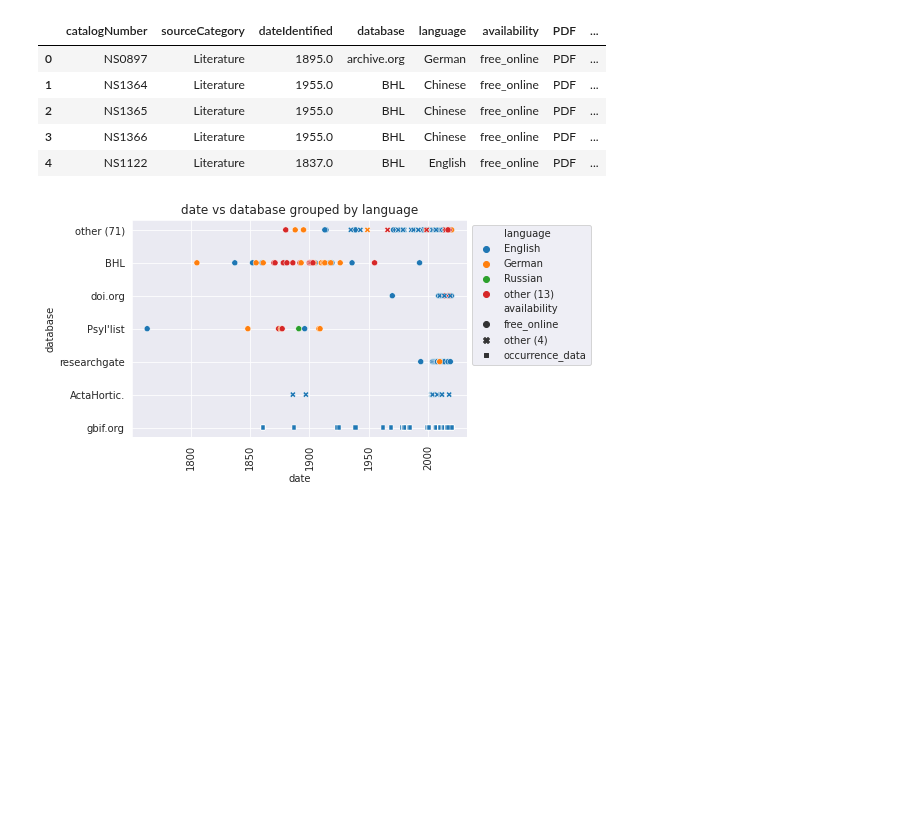
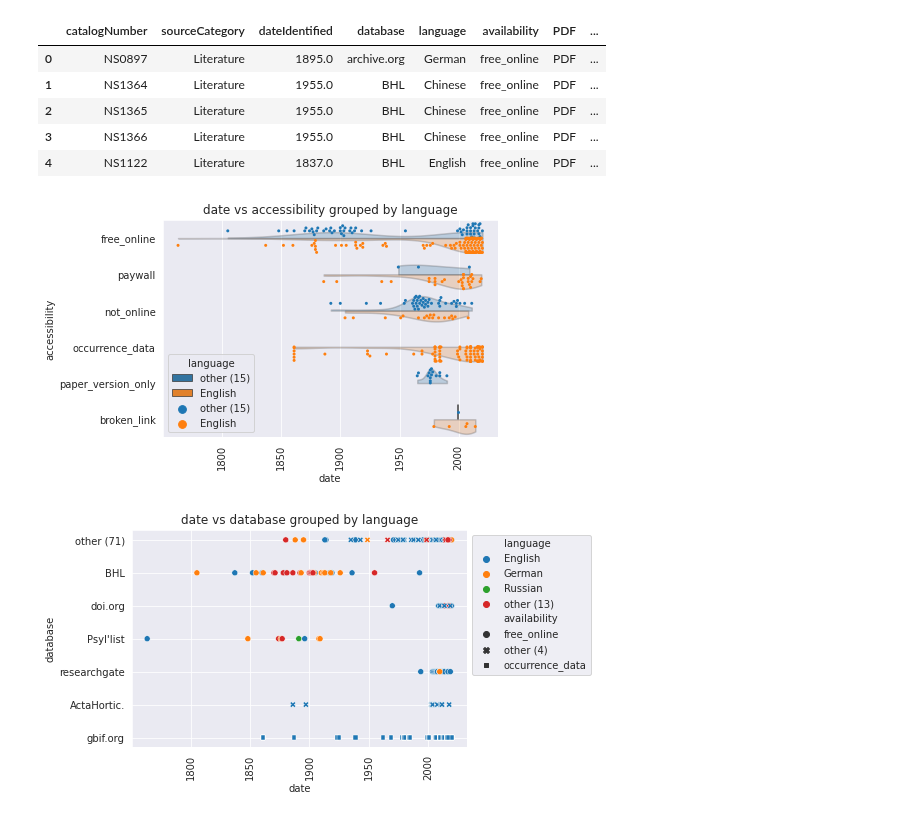
Before and after one commit to e-lubrini/psylve, a Jupyter notebook: dataset_overview/dataset_visualisation.ipynb, the cells around one changed output. Cells and saved outputs as stored; diff of their text form; code cells hidden in the pictures; blank space fills up the shorter version.

```diff
--- a/dataset_overview/dataset_visualisation.ipynb
+++ b/dataset_overview/dataset_visualisation.ipynb
@@ -29,6 +29,27 @@ df.head()
 from tools.visual import plot
 # TODO associated database associatedreference
 save_dir = os.path.join(os.getcwd(), 'imgs')
+# %%
+x = 'dateIdentified'
+y = 'availability'
+hue = 'language'
+palette = sns.color_palette('tab10',n_colors=2)
+
+plot(x=x, y=y, hue=hue, data=df,
+    type='violin',
+    split={hue:2},
+    drop_doubles=[key_id], drop_na=[x],
+    xlabel='date', ylabel='accessibility', huelabel='language',
+    sort_alpha=[hue],
+    swarm=True,
+    #vlines=[
+    #    {'x':1950,'ymin':0,'ymax':1,'gid':'copyright', 'c':palette[1]},
+    #    {'x':2020,'ymin':0,'ymax':1,'gid':'last publication', 'c':'black'}
+    #    ],
+    save_dir = save_dir,
+    )
+# %% [output]
+[figure, added]
 # %%
 x = 'dateIdentified'
 y = 'database'
```
Also changed, not shown: parts of 2 cells of this notebook, 5 other files.
